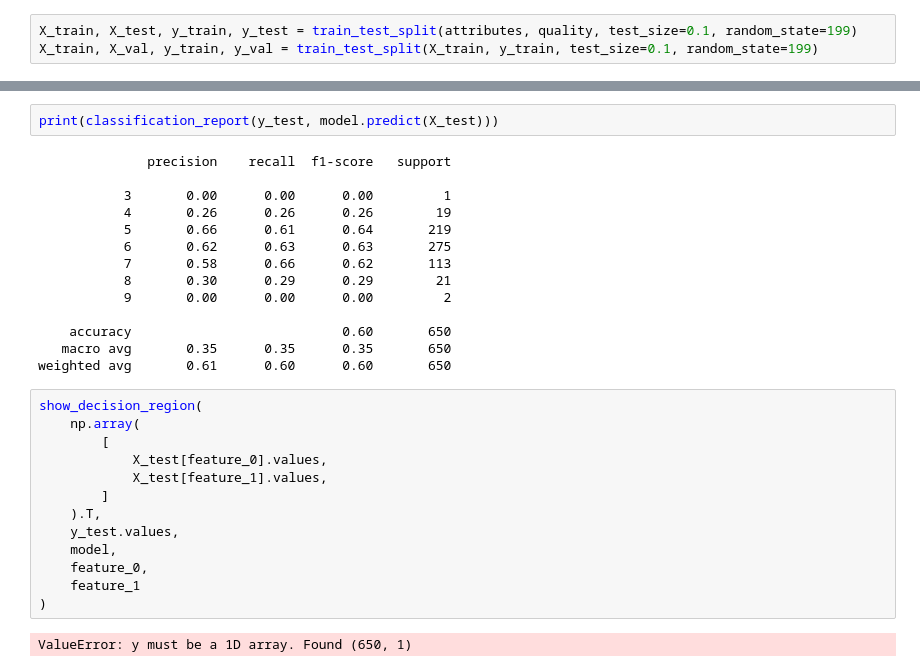
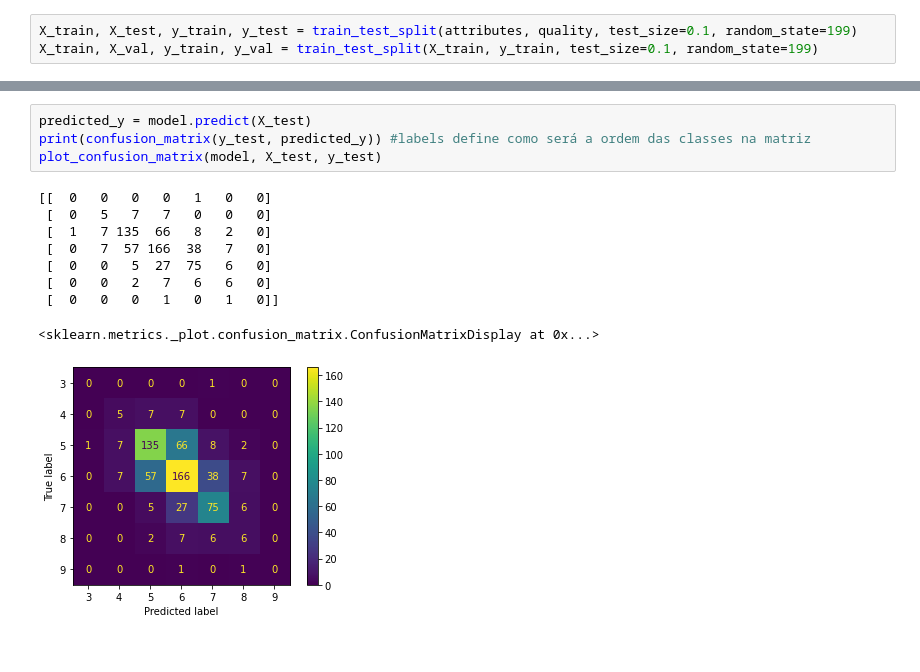
Before and after one commit to maurofalc/projeto-aprendizagem-de-maquina, a Jupyter notebook: DT.ipynb, the cells around one changed output, grey strips where cells are left out. Saved outputs shown, nothing was run; the diff lists cells and outputs as text.

```diff
--- a/DT.ipynb
+++ b/DT.ipynb
@@ -89,31 +83,14 @@ ValueError: Input contains NaN, infinity or a value too large for dtype('float32
-# %%
-print(classification_report(y_test, model.predict(X_test)))
-# %% [output]
-              precision    recall  f1-score   support
-
-           3       0.00      0.00      0.00         1
-           4       0.26      0.26      0.26        19
-           5       0.66      0.61      0.64       219
-           6       0.62      0.63      0.63       275
-           7       0.58      0.66      0.62       113
-           8       0.30      0.29      0.29        21
-           9       0.00      0.00      0.00         2
-
-    accuracy                           0.60       650
-   macro avg       0.35      0.35      0.35       650
-weighted avg       0.61      0.60      0.60       650
-# %%
-show_decision_region(
-    np.array(
-        [
-            X_test[feature_0].values,
-            X_test[feature_1].values,
-        ]
-    ).T,
-    y_test.values,
-    model,
-    feature_0,
-    feature_1
-)
-# %% [output]
-ValueError: y must be a 1D array. Found (650, 1)
+# %%
+predicted_y = model.predict(X_test)
+print(confusion_matrix(y_test, predicted_y)) #labels define como será a ordem das classes na matriz
+plot_confusion_matrix(model, X_test, y_test)
+# %% [output]
+[[  0   0   0   0   1   0   0]
+ [  0   5   7   7   0   0   0]
+ [  1   7 135  66   8   2   0]
+ [  0   7  57 166  38   7   0]
+ [  0   0   5  27  75   6   0]
+ [  0   0   2   7   6   6   0]
+ [  0   0   0   1   0   1   0]]
+<sklearn.metrics._plot.confusion_matrix.ConfusionMatrixDisplay at 0x...>
+[figure, added]
```
Also changed, not shown: parts of 9 cells of this notebook, 4 other files.
